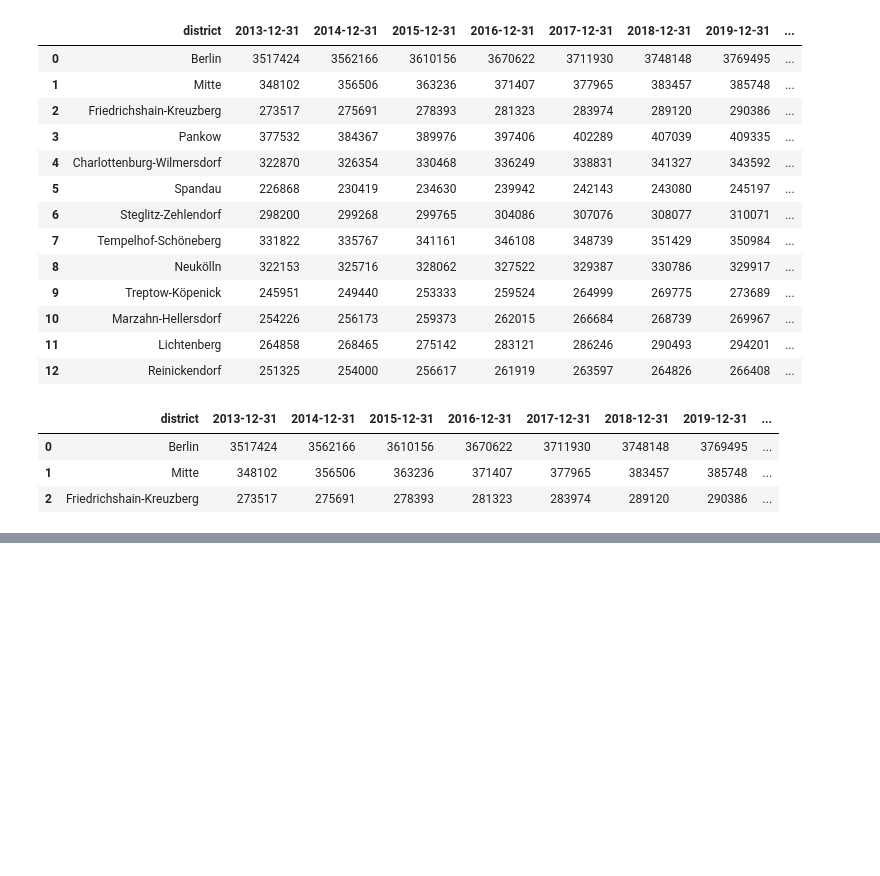
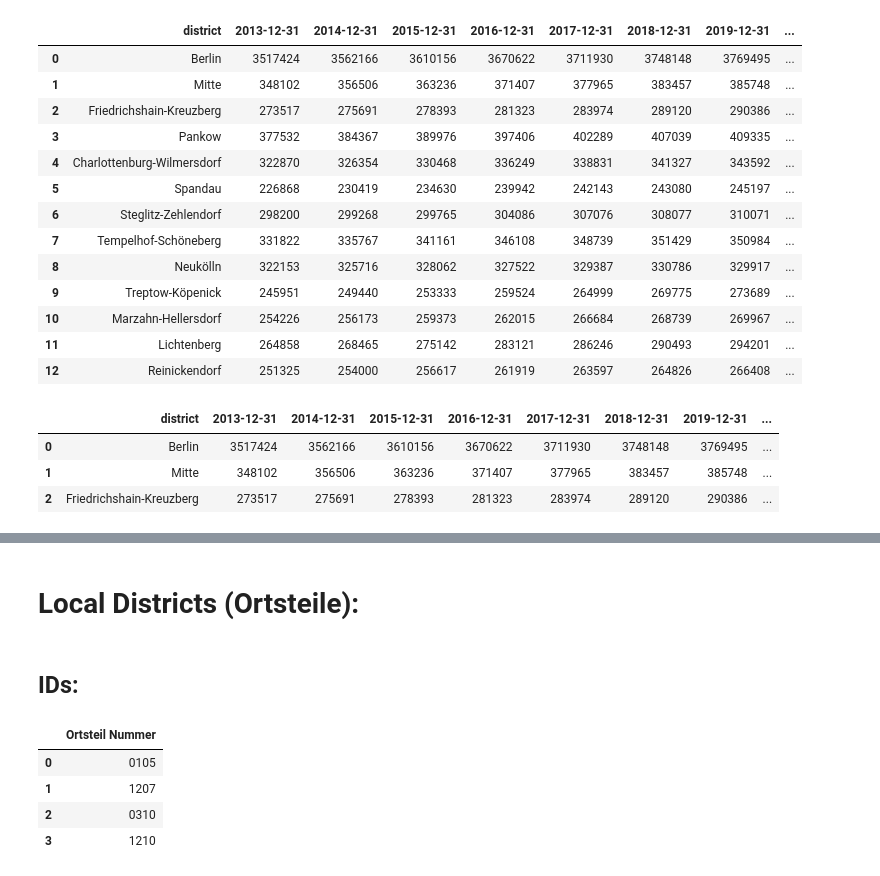
Before and after one commit to Lucky-0ne/geodata_berlin, a Jupyter notebook: main/python_package/explore_my_pp.ipynb, the cells around one changed output, grey strips where cells are left out. Drawn from its saved outputs; the diff is of its cells as text; code cells hidden in the pictures; blank space fills up the shorter version.

```diff
--- a/main/python_package/explore_my_pp.ipynb
+++ b/main/python_package/explore_my_pp.ipynb
@@ -257,3 +257,16 @@ result_df.head(3)
 result_df.dropna().explore("2013-12-31")
 # %% [output]
 [interactive output not drawn]
+# %% [markdown]
+# Local Districts (Ortsteile):
+# %% [markdown]
+## IDs:
+# %%
+df = pd.DataFrame({'Ortsteil Nummer': ['0105', '1207', '0310', '1210']})
+df
+# %% [output]
+|  | Ortsteil Nummer |
+| 0 | 0105 |
+| 1 | 1207 |
+| 2 | 0310 |
+| 3 | 1210 |
```
Also changed, not shown: parts of 10 cells of this notebook, 14 other files.
